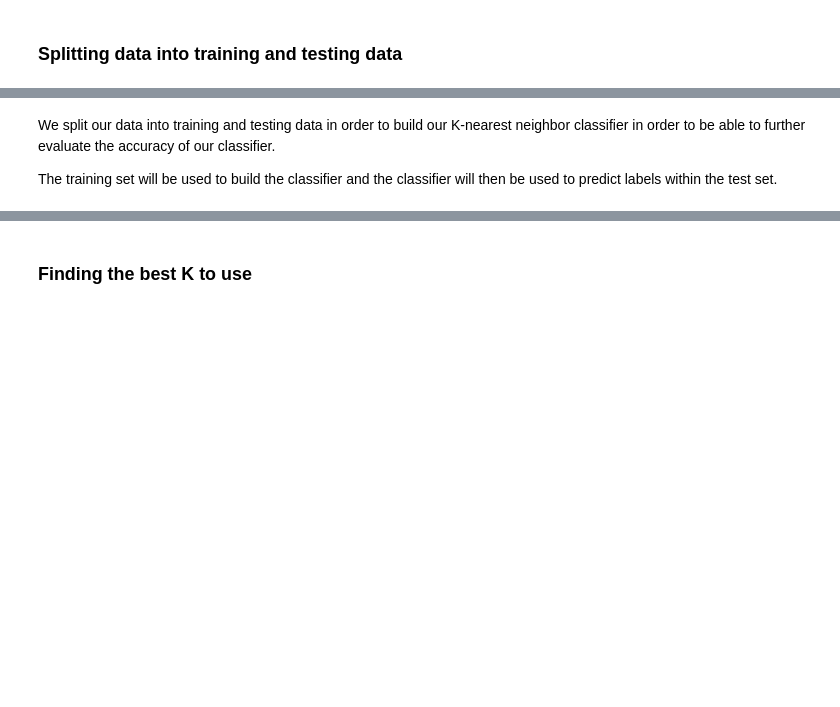
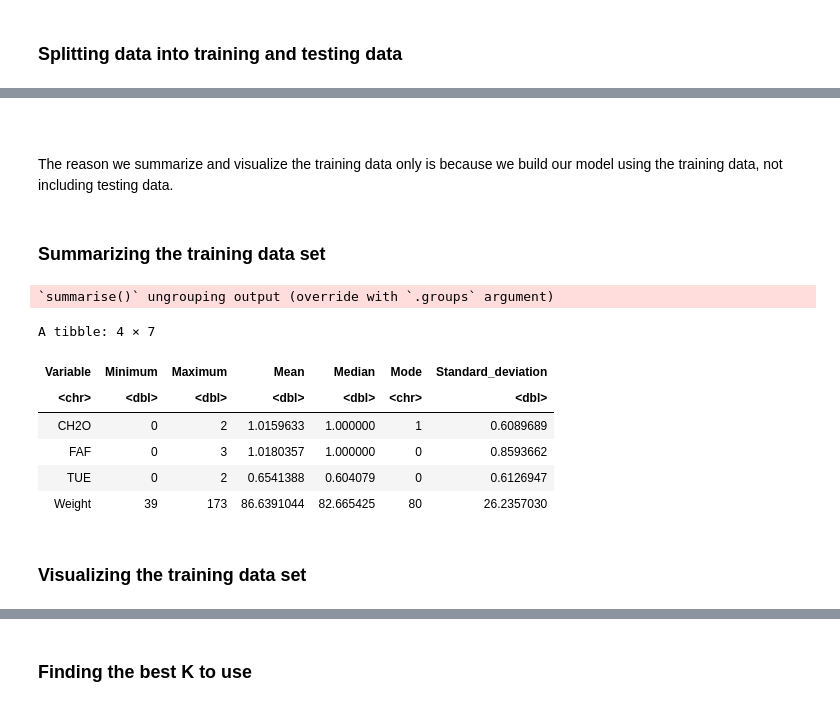
Before and after one commit to Julian-UBC/dsci_100_group_project, a Jupyter notebook: obesity_prediction.ipynb, the cells around one changed output, grey strips where cells are left out. Cells and saved outputs as stored; diff of their text form; code cells hidden in the pictures; blank space fills up the shorter version.

```diff
--- a/obesity_prediction.ipynb
+++ b/obesity_prediction.ipynb
@@ -91,4 +84,28 @@ obesity_train <- training(obesity_split)
-# %% [markdown]
-We split our data into training and testing data in order to build our K-nearest neighbor classifier in order to be able to further evaluate the accuracy of our classifier.
-
-The training set will be used to build the classifier and the classifier will then be used to predict labels within the test set.
+# %% [markdown]
+<br>
+# %% [markdown]
+The reason we summarize and visualize the training data only is because we build our model using the training data, not including testing data.
+# %% [markdown]
+### Summarizing the training data set
+# %%
+obesity_num <- obesity_train %>%
+    select(Weight, FAF, CH2O, TUE) %>%
+    pivot_longer(cols = Weight:TUE,
+                names_to = "Variable",
+                values_to = "Stat") %>%
+    group_by(Variable) %>%
+    summarize(Minimum = min(Stat), Maximum = max(Stat), Mean = mean(Stat), Median = median(Stat), Mode = names(table(Stat))[table(Stat)==max(table(Stat))],
+                  Standard_deviation = sd(Stat))
+
+obesity_num
+# %% [output]
+`summarise()` ungrouping output (override with `.groups` argument)
+A tibble: 4 × 7
+| Variable | Minimum | Maximum | Mean | Median | Mode | Standard_deviation |
+| <chr> | <dbl> | <dbl> | <dbl> | <dbl> | <chr> | <dbl> |
+| CH2O | 0 | 2 | 1.0159633 | 1.000000 | 1 | 0.6089689 |
+| FAF | 0 | 3 | 1.0180357 | 1.000000 | 0 | 0.8593662 |
+| TUE | 0 | 2 | 0.6541388 | 0.604079 | 0 | 0.6126947 |
+| Weight | 39 | 173 | 86.6391044 | 82.665425 | 80 | 26.2357030 |
+# %% [markdown]
+### Visualizing the training data set
```
Also changed, not shown: parts of 21 cells of this notebook, 1 other file.
